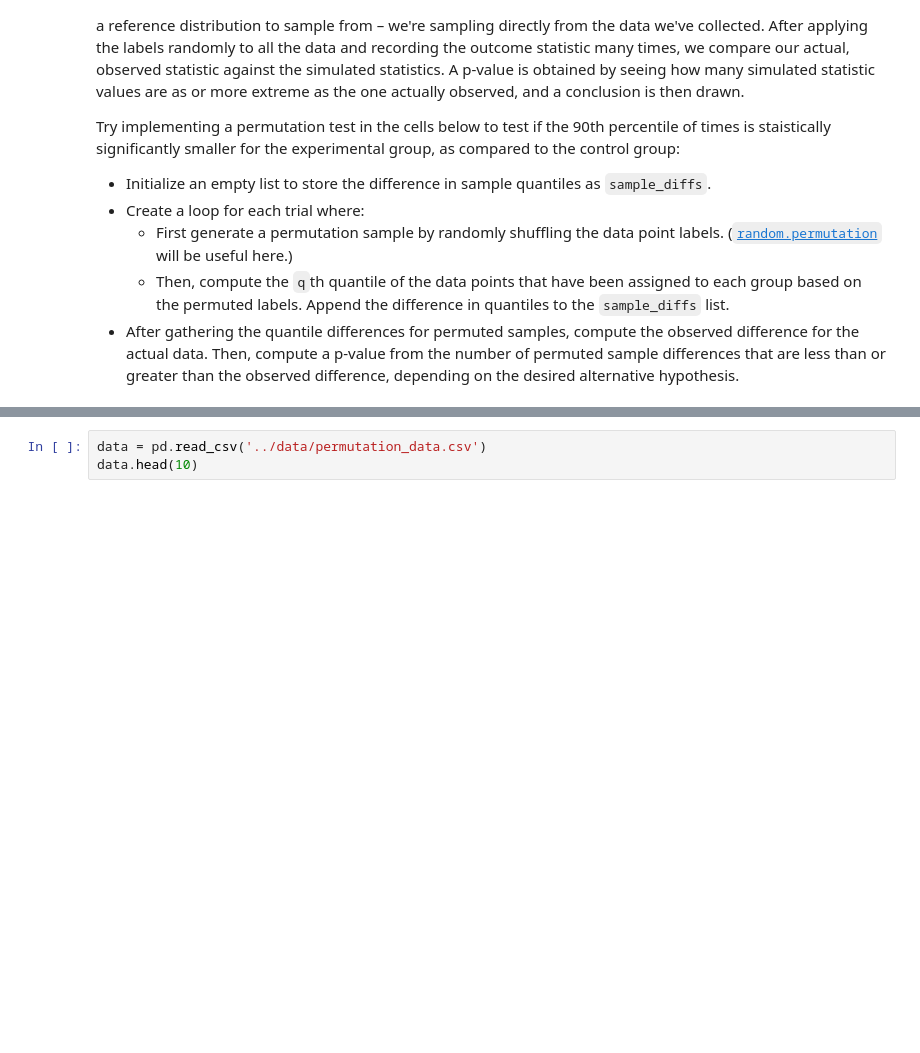
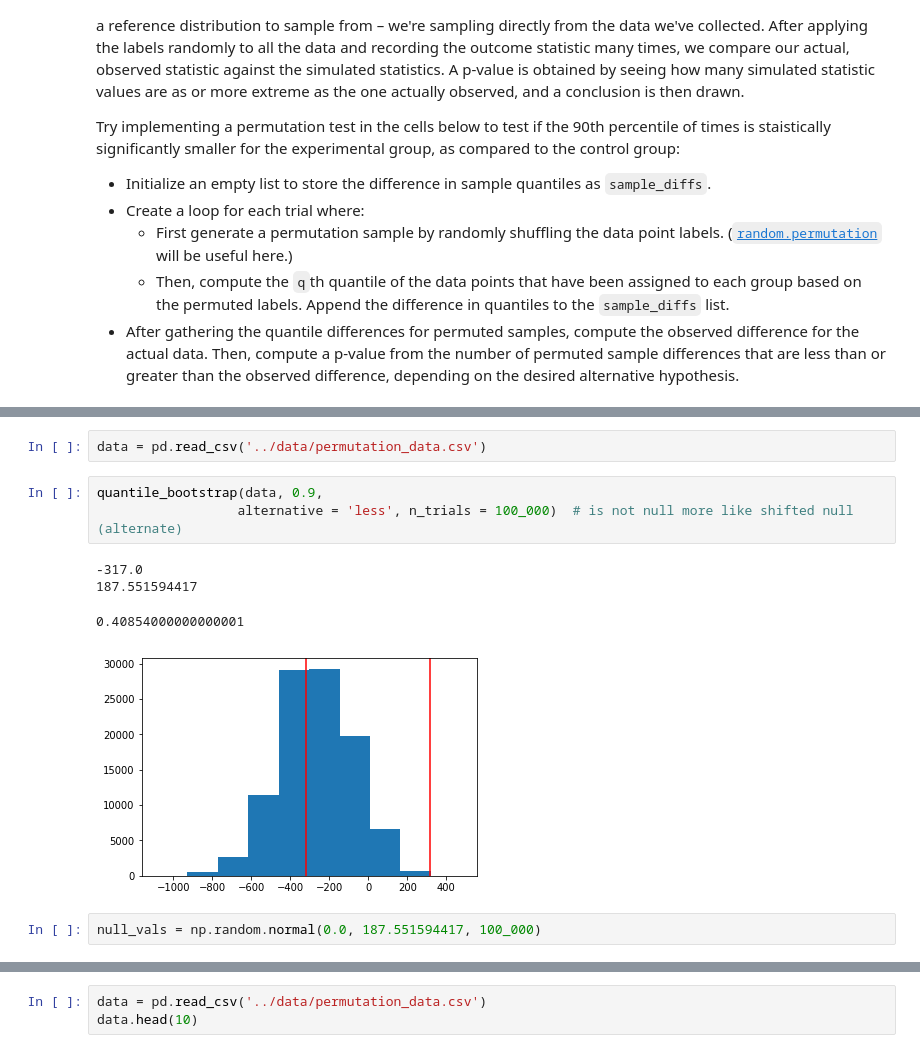
Before and after one commit to ania4data/DSND2, a Jupyter notebook: Experimental_Design_Recommendations/Statistical_consideration/L2_Non-Parametric_Tests_Part_1_Solution.ipynb, the cells around one changed output, grey strips where cells are left out. Cells and saved outputs as stored; diff of their text form; blank space fills up the shorter version.

```diff
--- a/Experimental_Design_Recommendations/Statistical_consideration/L2_Non-Parametric_Tests_Part_1_Solution.ipynb
+++ b/Experimental_Design_Recommendations/Statistical_consideration/L2_Non-Parametric_Tests_Part_1_Solution.ipynb
@@ -120,0 +171,12 @@ Try implementing a permutation test in the cells below to test if the 90th perce
+# %%
+data = pd.read_csv('../data/permutation_data.csv')
+# %%
+quantile_bootstrap(data, 0.9,
+                  alternative = 'less', n_trials = 100_000)  # is not null more like shifted null (alternate)
+# %% [output]
+-317.0
+187.551594417
+0.40854000000000001
+[figure, added]
+# %%
+null_vals = np.random.normal(0.0, 187.551594417, 100_000)
```
Also changed, not shown: parts of 5 cells of this notebook.
